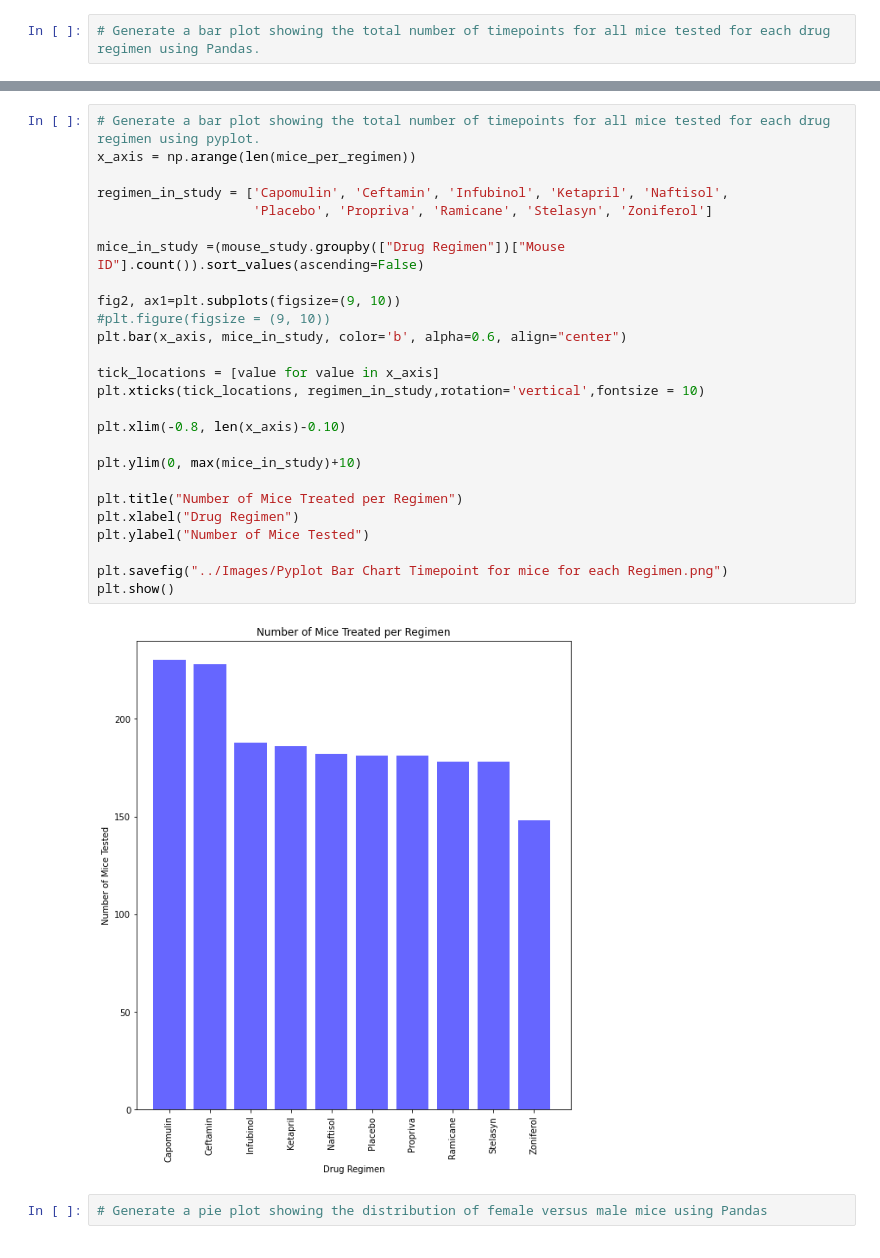
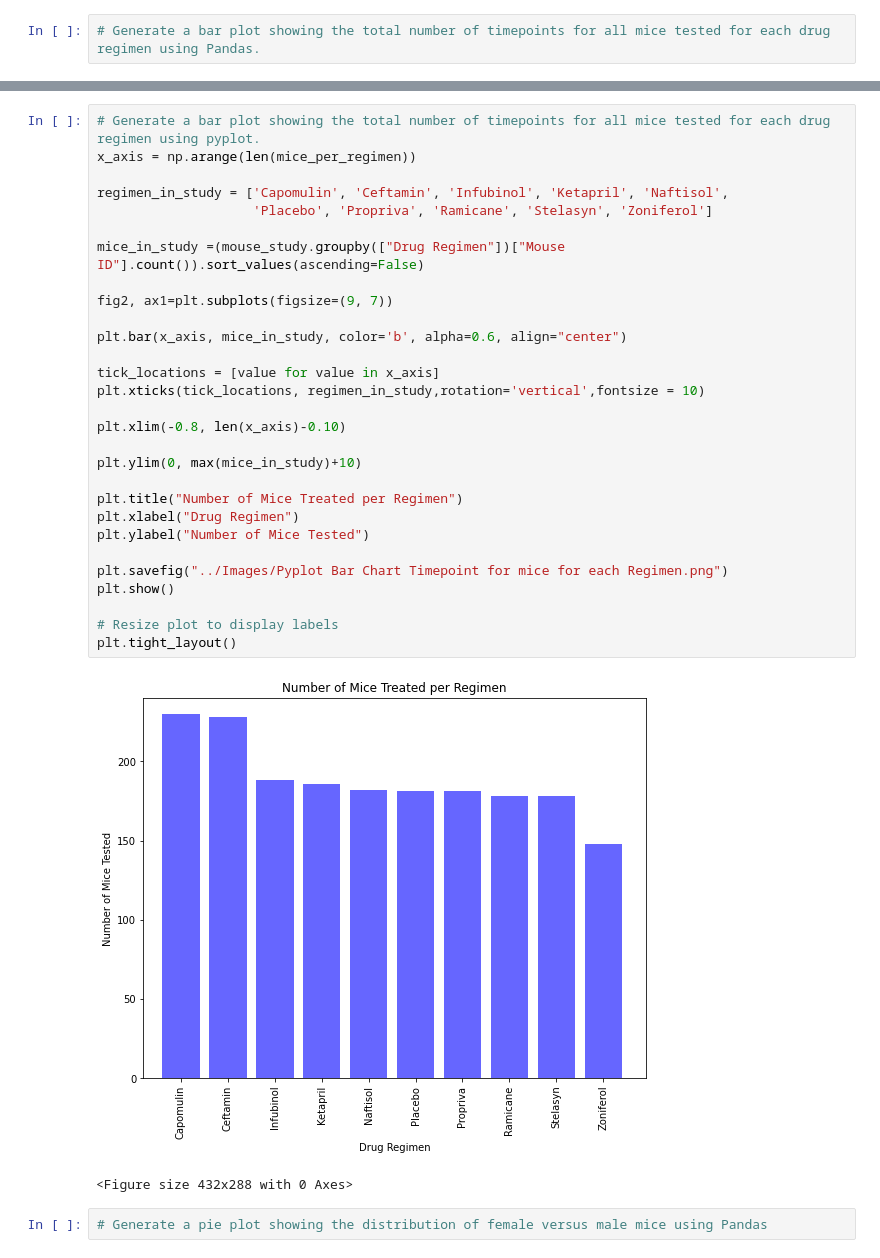
Before and after one commit to byronpineda225/Matplotlib-challenge, a Jupyter notebook: Pymaceuticals/pymaceuticals_starter.ipynb, the cells around one changed output, grey strips where cells are left out. Cells and saved outputs as stored; diff of their text form.

```diff
--- a/Pymaceuticals/pymaceuticals_starter.ipynb
+++ b/Pymaceuticals/pymaceuticals_starter.ipynb
@@ -202,31 +204,35 @@ plt.tight_layout()
 # %%
 # Generate a bar plot showing the total number of timepoints for all mice tested for each drug regimen using pyplot.
 x_axis = np.arange(len(mice_per_regimen))
 
 regimen_in_study = ['Capomulin', 'Ceftamin', 'Infubinol', 'Ketapril', 'Naftisol',
                     'Placebo', 'Propriva', 'Ramicane', 'Stelasyn', 'Zoniferol']
 
 mice_in_study =(mouse_study.groupby(["Drug Regimen"])["Mouse ID"].count()).sort_values(ascending=False)
 
-fig2, ax1=plt.subplots(figsize=(9, 10))
-#plt.figure(figsize = (9, 10))
+fig2, ax1=plt.subplots(figsize=(9, 7))
+
 plt.bar(x_axis, mice_in_study, color='b', alpha=0.6, align="center")
 
 tick_locations = [value for value in x_axis]
 plt.xticks(tick_locations, regimen_in_study,rotation='vertical',fontsize = 10)
 
 plt.xlim(-0.8, len(x_axis)-0.10)
 
 plt.ylim(0, max(mice_in_study)+10)
 
 plt.title("Number of Mice Treated per Regimen")
 plt.xlabel("Drug Regimen")
 plt.ylabel("Number of Mice Tested")
 
 plt.savefig("../Images/Pyplot Bar Chart Timepoint for mice for each Regimen.png")
 plt.show()
+
+# Resize plot to display labels
+plt.tight_layout()
 # %% [output]
-[figure, old version]
+[figure, new version]
+<Figure size 432x288 with 0 Axes>
 # %%
 # Generate a pie plot showing the distribution of female versus male mice using Pandas
 # %%
```
Also changed, not shown: parts of 6 cells of this notebook, 6 other files.
